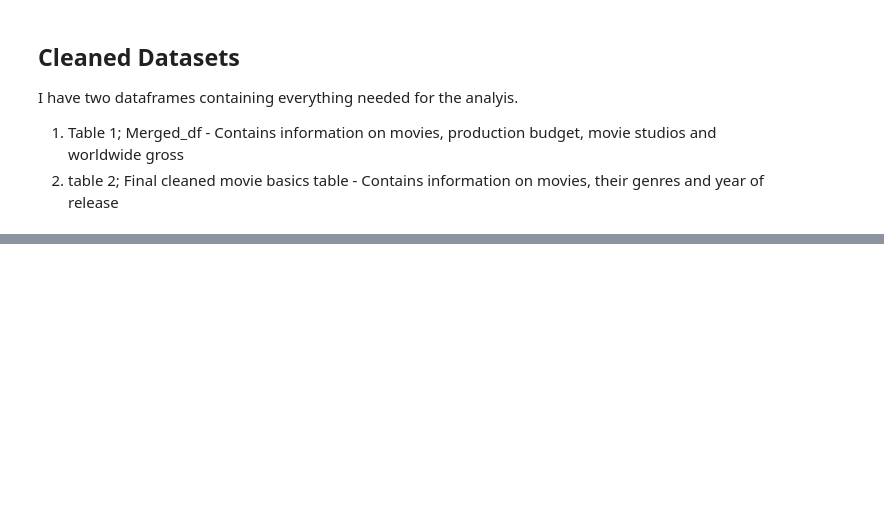
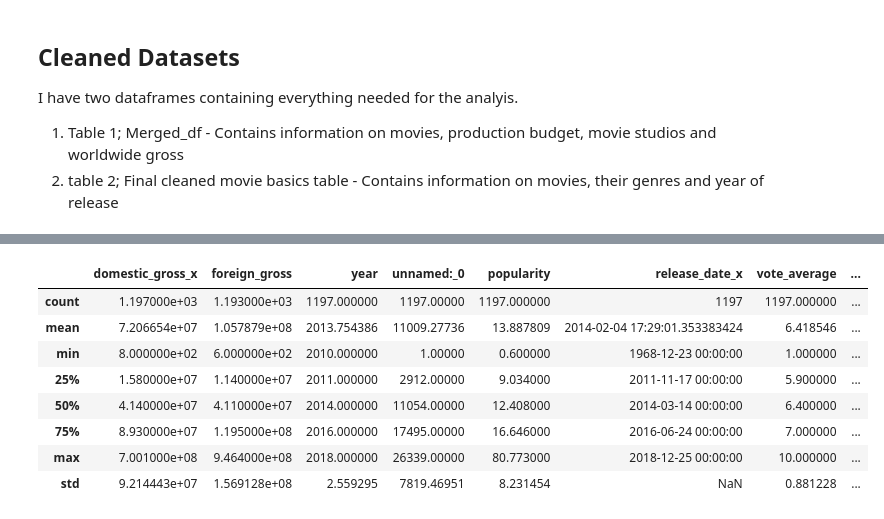
Before and after one commit to josephinemaro/dsc-phase-1-project-v2-4, a Jupyter notebook: student.ipynb, the cells around one changed output, grey strips where cells are left out. Drawn from its saved outputs; the diff is of its cells as text; code cells hidden in the pictures; blank space fills up the shorter version.

```diff
--- a/student.ipynb
+++ b/student.ipynb
@@ -440,0 +445,18 @@ I have two dataframes containing everything needed for the analyis.
+# %%
+# Using the merged_df table
+#convert the values in millions to a smaller figure that supports better visualisation.
+merged_df['budget'] = merged_df['production_budget'] / 1000000
+# %%
+merged_df['world_gross_millions'] = merged_df['worldwide_gross']/1000000
+# %%
+merged_df.describe()
+# %% [output]
+|  | domestic_gross_x | foreign_gross | year | unnamed:_0 | popularity | release_date_x | vote_average | ... |
+| count | 1.197000e+03 | 1.193000e+03 | 1197.000000 | 1197.00000 | 1197.000000 | 1197 | 1197.000000 | ... |
+| mean | 7.206654e+07 | 1.057879e+08 | 2013.754386 | 11009.27736 | 13.887809 | 2014-02-04 17:29:01.353383424 | 6.418546 | ... |
+| min | 8.000000e+02 | 6.000000e+02 | 2010.000000 | 1.00000 | 0.600000 | 1968-12-23 00:00:00 | 1.000000 | ... |
+| 25% | 1.580000e+07 | 1.140000e+07 | 2011.000000 | 2912.00000 | 9.034000 | 2011-11-17 00:00:00 | 5.900000 | ... |
+| 50% | 4.140000e+07 | 4.110000e+07 | 2014.000000 | 11054.00000 | 12.408000 | 2014-03-14 00:00:00 | 6.400000 | ... |
+| 75% | 8.930000e+07 | 1.195000e+08 | 2016.000000 | 17495.00000 | 16.646000 | 2016-06-24 00:00:00 | 7.000000 | ... |
+| max | 7.001000e+08 | 9.464000e+08 | 2018.000000 | 26339.00000 | 80.773000 | 2018-12-25 00:00:00 | 10.000000 | ... |
+| std | 9.214443e+07 | 1.569128e+08 | 2.559295 | 7819.46951 | 8.231454 | NaN | 0.881228 | ... |
```
Also changed, not shown: parts of 1 cell of this notebook.
